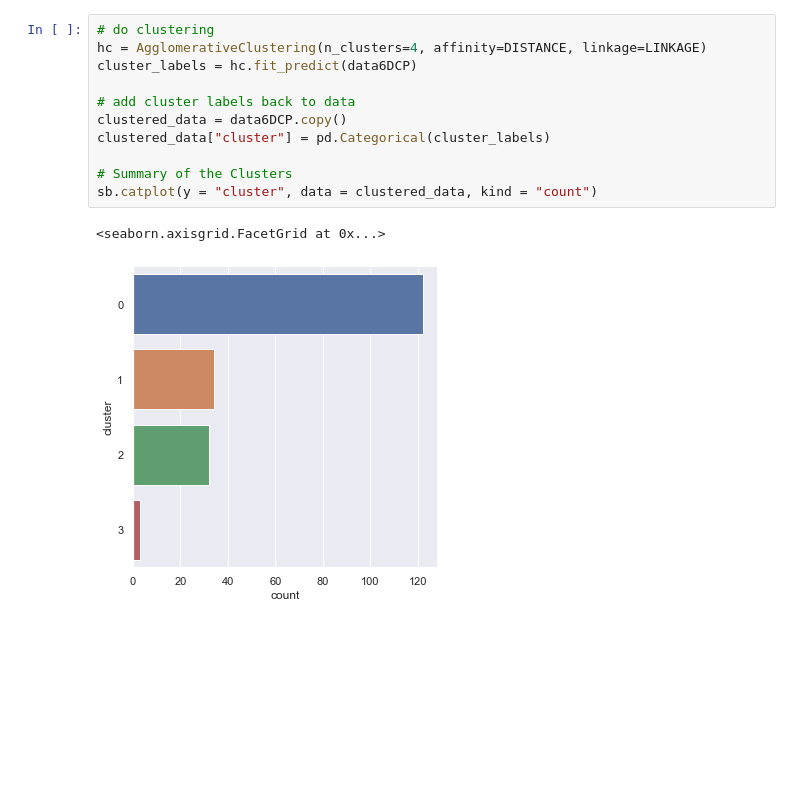
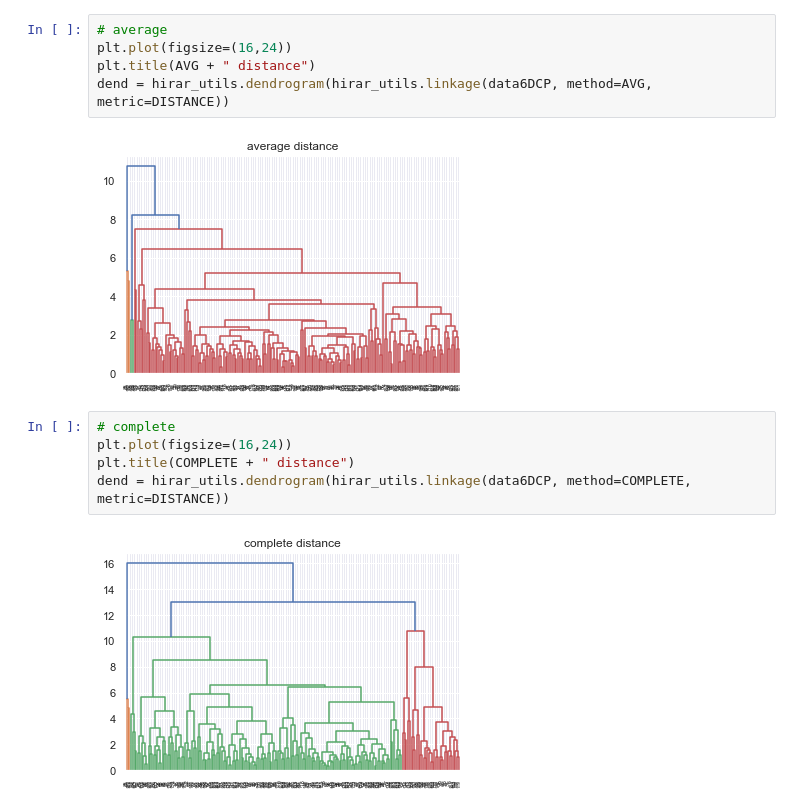
Before and after one commit to Snail664/country-clustering, a Jupyter notebook: hirarchical.ipynb, the cells around one changed output. Drawn from its saved outputs; the diff is of its cells as text; blank space fills up the shorter version.

```diff
--- a/hirarchical.ipynb
+++ b/hirarchical.ipynb
@@ -26,14 +70,14 @@ dend = hirar_utils.dendrogram(hirar_utils.linkage(data6DCP, method=LINKAGE, metr
-# %%
-# do clustering
-hc = AgglomerativeClustering(n_clusters=4, affinity=DISTANCE, linkage=LINKAGE)
-cluster_labels = hc.fit_predict(data6DCP)
-
-# add cluster labels back to data
-clustered_data = data6DCP.copy()
-clustered_data["cluster"] = pd.Categorical(cluster_labels)
-
-# Summary of the Clusters
-sb.catplot(y = "cluster", data = clustered_data, kind = "count")
-# %% [output]
-<seaborn.axisgrid.FacetGrid at 0x...>
-[figure, removed]
+# %%
+# average
+plt.plot(figsize=(16,24))
+plt.title(AVG + " distance")
+dend = hirar_utils.dendrogram(hirar_utils.linkage(data6DCP, method=AVG, metric=DISTANCE))
+# %% [output]
+[figure, added]
+# %%
+# complete
+plt.plot(figsize=(16,24))
+plt.title(COMPLETE + " distance")
+dend = hirar_utils.dendrogram(hirar_utils.linkage(data6DCP, method=COMPLETE, metric=DISTANCE))
+# %% [output]
+[figure, added]
```
Also changed, not shown: parts of 9 cells of this notebook.
